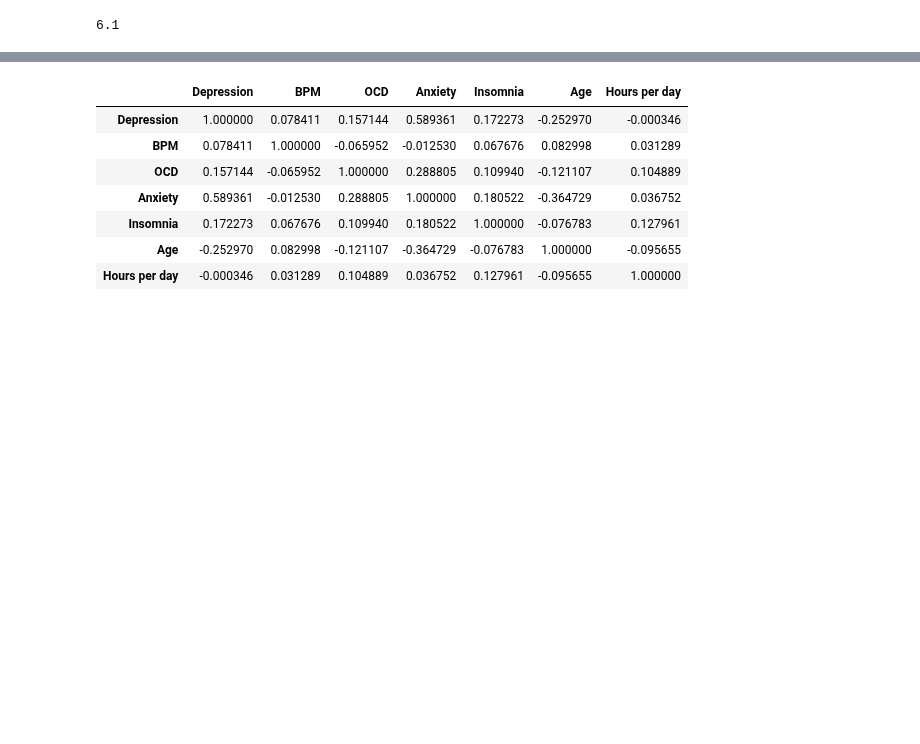
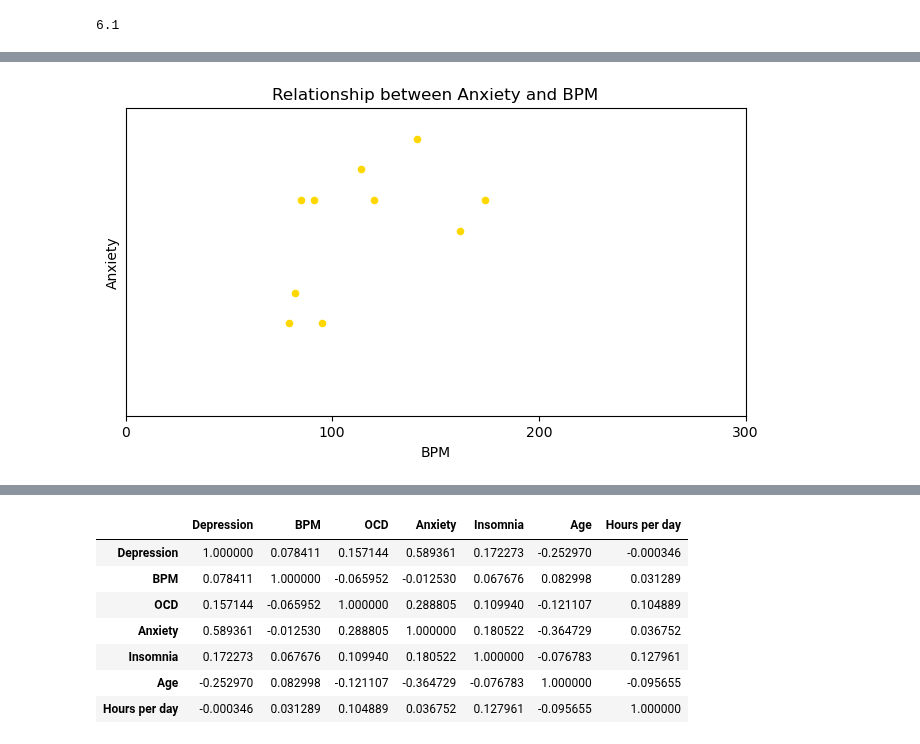
Before and after one commit to jdanielle12/project1, a Jupyter notebook: music_and_mental_health.ipynb, the cells around one changed output, grey strips where cells are left out. Drawn from its saved outputs; the diff is of its cells as text; code cells hidden in the pictures; blank space fills up the shorter version.

```diff
--- a/music_and_mental_health.ipynb
+++ b/music_and_mental_health.ipynb
@@ -118,0 +119,7 @@ plt.show()
+# %%
+# Create a scatterplot to chart the correlation between anxiety and bpm
+bpm_anxiety = df_lofi.plot.scatter(x="BPM",y="Anxiety",title="Relationship between Anxiety and BPM", figsize=(8,4),
+                                           xlabel="BPM",ylabel="Anxiety",color="gold",
+                                          xlim=(0,300),ylim=(0,10),xticks=(0,100,200,300),yticks=())
+# %% [output]
+[figure, added]
```
Also changed, not shown: parts of 10 cells of this notebook.
